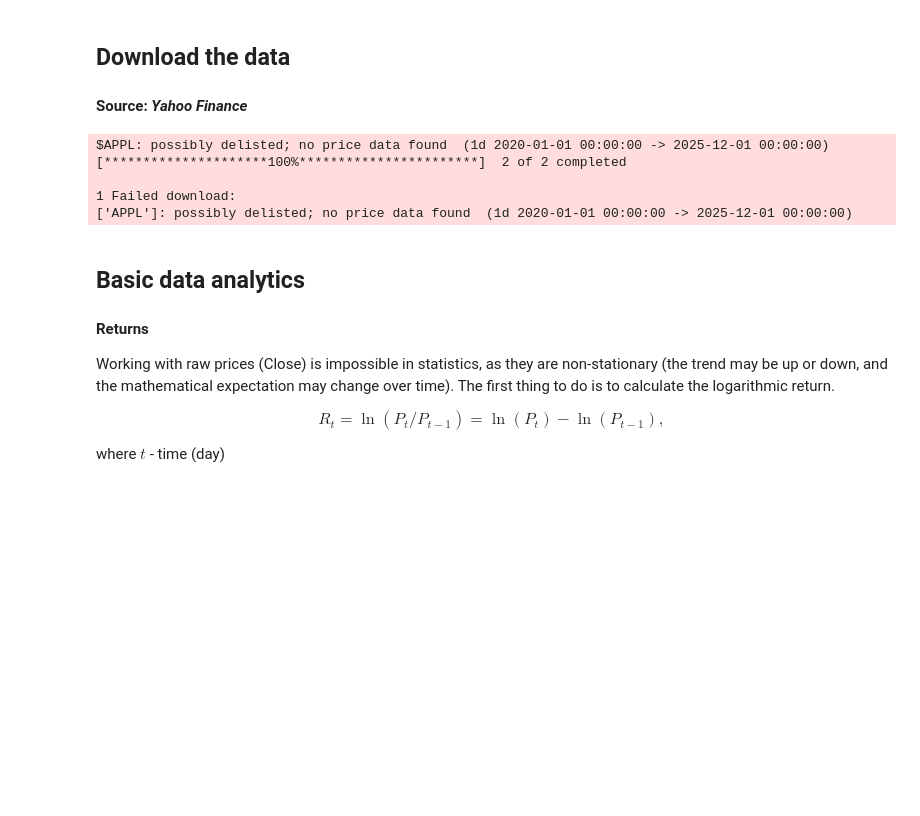
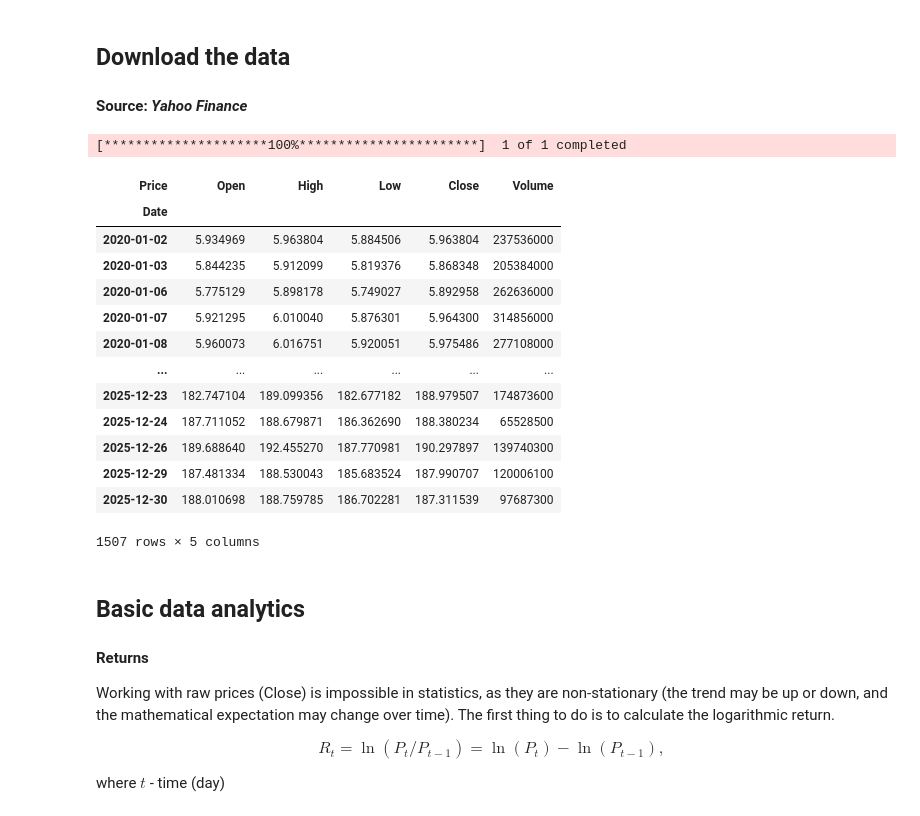
Before and after one commit to antoshens/AlgoTrade, a Jupyter notebook: python/notebooks/price_data_analysis.ipynb, the cells around one changed output. Drawn from its saved outputs; the diff is of its cells as text; code cells hidden in the pictures; blank space fills up the shorter version.

```diff
--- a/python/notebooks/price_data_analysis.ipynb
+++ b/python/notebooks/price_data_analysis.ipynb
@@ -4,39 +4,51 @@
 # %%
 from dataclasses import dataclass
 from datetime import datetime
 import pandas as pd
 from typing import TypedDict
 import yfinance as yf
 
 @dataclass
 class TickerHistory(TypedDict):
     name: str
     data: pd.DataFrame
 
 def download_tickers_history(start_date: datetime, end_date: datetime, tickers: list[str]):
     df_list = yf.download(
         tickers=tickers,
         start=start_date,
         end=end_date,
         interval="1d",
         group_by="ticker",
         auto_adjust=True,
         threads=True,
         progress=True
     );
 
     return df_list;
 
 # set the date range for the historic data
 start_date = datetime(year=2020, month=1, day=1)
-end_date = datetime(year=2025, month=12, day=1)
-history = download_tickers_history(start_date, end_date, ['NVDA', 'APPL']);
+end_date = datetime(year=2025, month=12, day=31)
+history = download_tickers_history(start_date, end_date, ['NVDA']);
+
+history.NVDA
 # %% [output]
-$APPL: possibly delisted; no price data found  (1d 2020-01-01 00:00:00 -> 2025-12-01 00:00:00)
-[*********************100%***********************]  2 of 2 completed
-
-1 Failed download:
-['APPL']: possibly delisted; no price data found  (1d 2020-01-01 00:00:00 -> 2025-12-01 00:00:00)
+[*********************100%***********************]  1 of 1 completed
+| Price | Open | High | Low | Close | Volume |
+| Date |  |  |  |  |  |
+| 2020-01-02 | 5.934969 | 5.963804 | 5.884506 | 5.963804 | 237536000 |
+| 2020-01-03 | 5.844235 | 5.912099 | 5.819376 | 5.868348 | 205384000 |
+| 2020-01-06 | 5.775129 | 5.898178 | 5.749027 | 5.892958 | 262636000 |
+| 2020-01-07 | 5.921295 | 6.010040 | 5.876301 | 5.964300 | 314856000 |
+| 2020-01-08 | 5.960073 | 6.016751 | 5.920051 | 5.975486 | 277108000 |
+| ... | ... | ... | ... | ... | ... |
+| 2025-12-23 | 182.747104 | 189.099356 | 182.677182 | 188.979507 | 174873600 |
+| 2025-12-24 | 187.711052 | 188.679871 | 186.362690 | 188.380234 | 65528500 |
+| 2025-12-26 | 189.688640 | 192.455270 | 187.770981 | 190.297897 | 139740300 |
+| 2025-12-29 | 187.481334 | 188.530043 | 185.683524 | 187.990707 | 120006100 |
+| 2025-12-30 | 188.010698 | 188.759785 | 186.702281 | 187.311539 | 97687300 |
+1507 rows × 5 columns
 # %% [markdown]
 ## Basic data analytics
 
```
Also changed, not shown: parts of 3 cells of this notebook, 1 other file.
